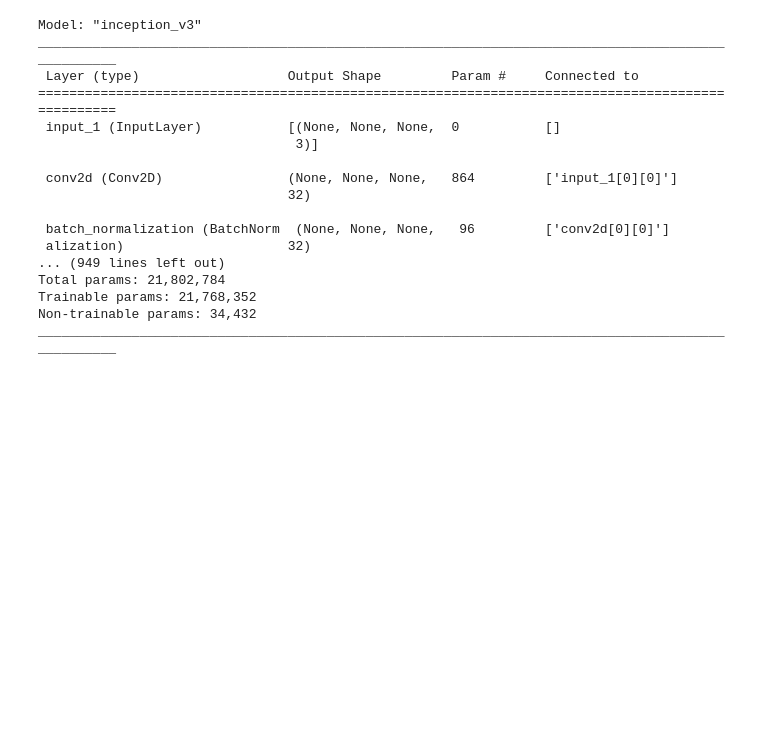
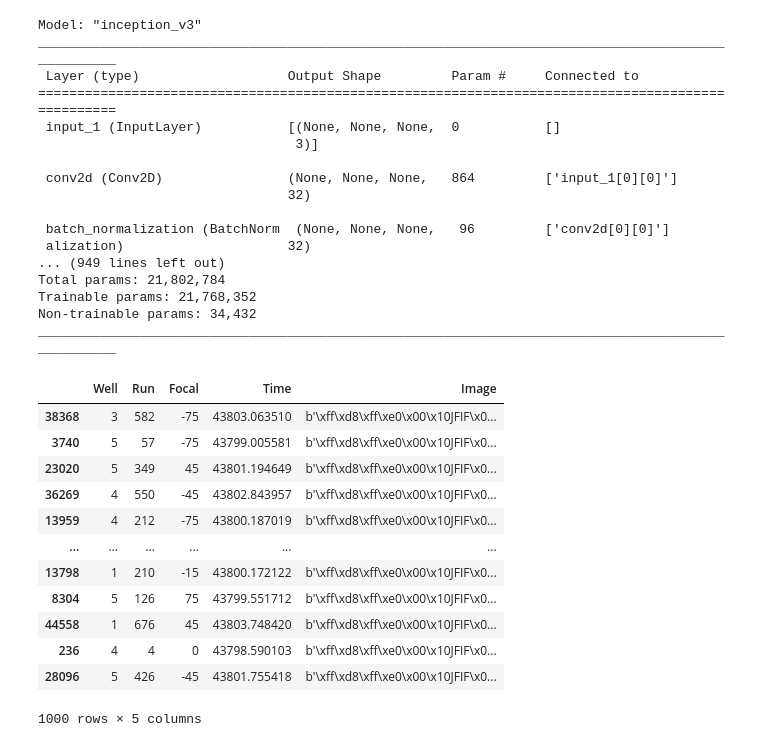
Before and after one commit to UoA-eResearch/TSNE-UMAP-Embedding-Visualisation, a Jupyter notebook: Feature-extractor.ipynb, the cells around one changed output. Cells and saved outputs as stored; diff of their text form; code cells hidden in the pictures; blank space fills up the shorter version.

```diff
--- a/Feature-extractor.ipynb
+++ b/Feature-extractor.ipynb
@@ -111,6 +111,21 @@ Trainable params: 21,768,352
 Non-trainable params: 34,432
 __________________________________________________________________________________________________
 # %%
-images = df.Image.sample(1000)
+sample = df.sample(1000)
+sample
+# %% [output]
+|  | Well | Run | Focal | Time | Image |
+| 38368 | 3 | 582 | -75 | 43803.063510 | b'\xff\xd8\xff\xe0\x00\x10JFIF\x0... |
+| 3740 | 5 | 57 | -75 | 43799.005581 | b'\xff\xd8\xff\xe0\x00\x10JFIF\x0... |
+| 23020 | 5 | 349 | 45 | 43801.194649 | b'\xff\xd8\xff\xe0\x00\x10JFIF\x0... |
+| 36269 | 4 | 550 | -45 | 43802.843957 | b'\xff\xd8\xff\xe0\x00\x10JFIF\x0... |
+| 13959 | 4 | 212 | -75 | 43800.187019 | b'\xff\xd8\xff\xe0\x00\x10JFIF\x0... |
+| ... | ... | ... | ... | ... | ... |
+| 13798 | 1 | 210 | -15 | 43800.172122 | b'\xff\xd8\xff\xe0\x00\x10JFIF\x0... |
+| 8304 | 5 | 126 | 75 | 43799.551712 | b'\xff\xd8\xff\xe0\x00\x10JFIF\x0... |
+| 44558 | 1 | 676 | 45 | 43803.748420 | b'\xff\xd8\xff\xe0\x00\x10JFIF\x0... |
+| 236 | 4 | 4 | 0 | 43798.590103 | b'\xff\xd8\xff\xe0\x00\x10JFIF\x0... |
+| 28096 | 5 | 426 | -45 | 43801.755418 | b'\xff\xd8\xff\xe0\x00\x10JFIF\x0... |
+1000 rows × 5 columns
 # %%
 %%time
```
Also changed, not shown: parts of 5 cells of this notebook, 4 other files.
